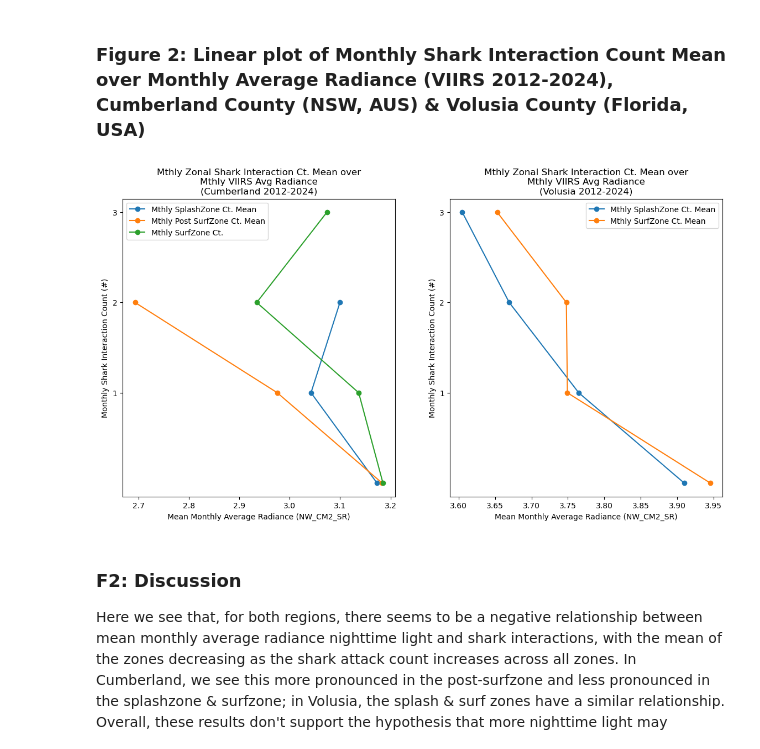
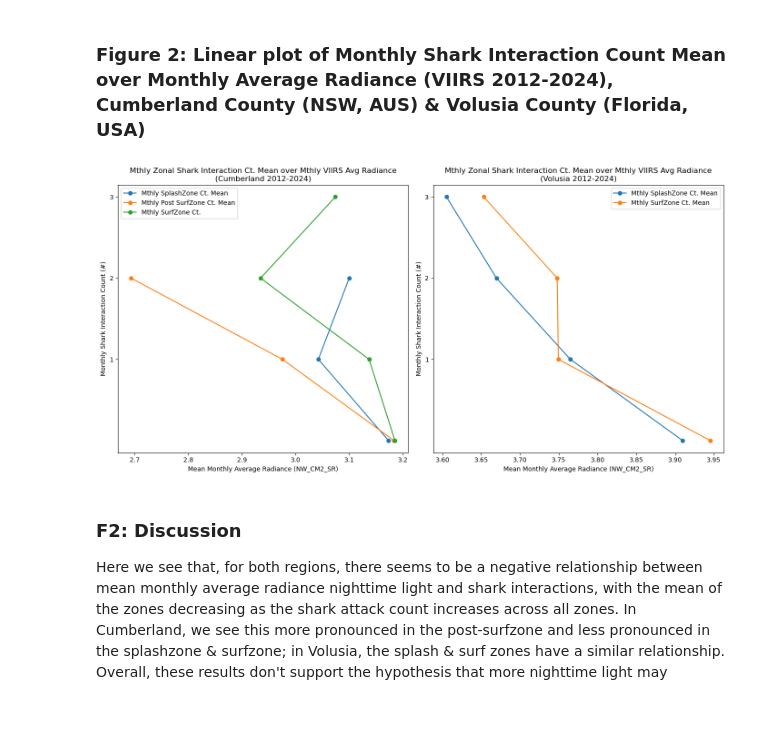
Before and after one commit to zad2108/Final_Project, a Jupyter notebook: DF_FINAL_FIN.ipynb, the cells around one changed output. Cells and saved outputs as stored; diff of their text form; code cells hidden in the pictures; blank space fills up the shorter version.

```diff
--- a/DF_FINAL_FIN.ipynb
+++ b/DF_FINAL_FIN.ipynb
@@ -117,25 +281,27 @@ surf2['MO_SURFZONE_CT'] = np.arange(0,4)
 # %%
 #ploting two plot figures of data putting the
 fig, axes = plt.subplots(1, 2, figsize=(14, 7))
 axes[0].plot(splash1.MO_AVG_RAD_NW_CM2_SR, splash1.MO_SPLASHZONE_CT, marker = 'o', label = 'Mthly SplashZone Ct. Mean')
 axes[0].plot(postsurf1.MO_AVG_RAD_NW_CM2_SR, postsurf1.MO_POSTSURF_CT, marker = 'o', label = 'Mthly Post SurfZone Ct. Mean')
 axes[0].plot(surf1.MO_AVG_RAD_NW_CM2_SR, surf1.MO_SURFZONE_CT, marker = 'o', label = 'Mthly SurfZone Ct.')
 axes[0].legend(loc='upper left',fontsize=10)
-axes[0].set_title('Mthly Zonal Shark Interaction Ct. Mean over\nMthly VIIRS Avg Radiance\n(Cumberland 2012-2024)')
+axes[0].set_title('Mthly Zonal Shark Interaction Ct. Mean over Mthly VIIRS Avg Radiance\n(Cumberland 2012-2024)')
 axes[0].set_xlabel('Mean Monthly Average Radiance (NW_CM2_SR)')
 axes[0].set_ylabel('Monthly Shark Interaction Count (#)')
 axes[0].set_yticks([1, 2, 3])
 
 axes[1].plot(splash2.MO_AVG_RAD_NW_CM2_SR, splash2.MO_SPLASHZONE_CT, marker = 'o', label = 'Mthly SplashZone Ct. Mean')
 axes[1].plot(surf2.MO_AVG_RAD_NW_CM2_SR, surf2.MO_SURFZONE_CT, marker = 'o', label = 'Mthly SurfZone Ct. Mean')
 axes[1].legend(loc='upper right',fontsize=10)
-axes[1].set_title('Mthly Zonal Shark Interaction Ct. Mean over\nMthly VIIRS Avg Radiance\n(Volusia 2012-2024)')
+axes[1].set_title('Mthly Zonal Shark Interaction Ct. Mean over Mthly VIIRS Avg Radiance\n(Volusia 2012-2024)')
 axes[1].set_xlabel('Mean Monthly Average Radiance (NW_CM2_SR)')
 axes[1].set_ylabel('Monthly Shark Interaction Count (#)')
 axes[1].set_yticks([1, 2, 3])
+
+plt.tight_layout()
 plt.show()
 # %% [output]
-[figure, old version]
+[figure, new version]
 # %% [markdown]
 ### F2: Discussion
 Here we see that, for both regions, there seems to be a negative relationship between mean monthly average radiance nighttime light and shark interactions, with the mean of the zones decreasing as the shark attack count increases across all zones. In Cumberland, we see this more pronounced in the post-surfzone and less pronounced in the splashzone & surfzone; in Volusia, the splash & surf zones have a similar relationship. Overall, these results don't support the hypothesis that more nighttime light may increase shark-human interactions, and the discrepancy between these figures and the first one may be due to the use of different units.
```
Also changed, not shown: parts of 20 cells of this notebook.
